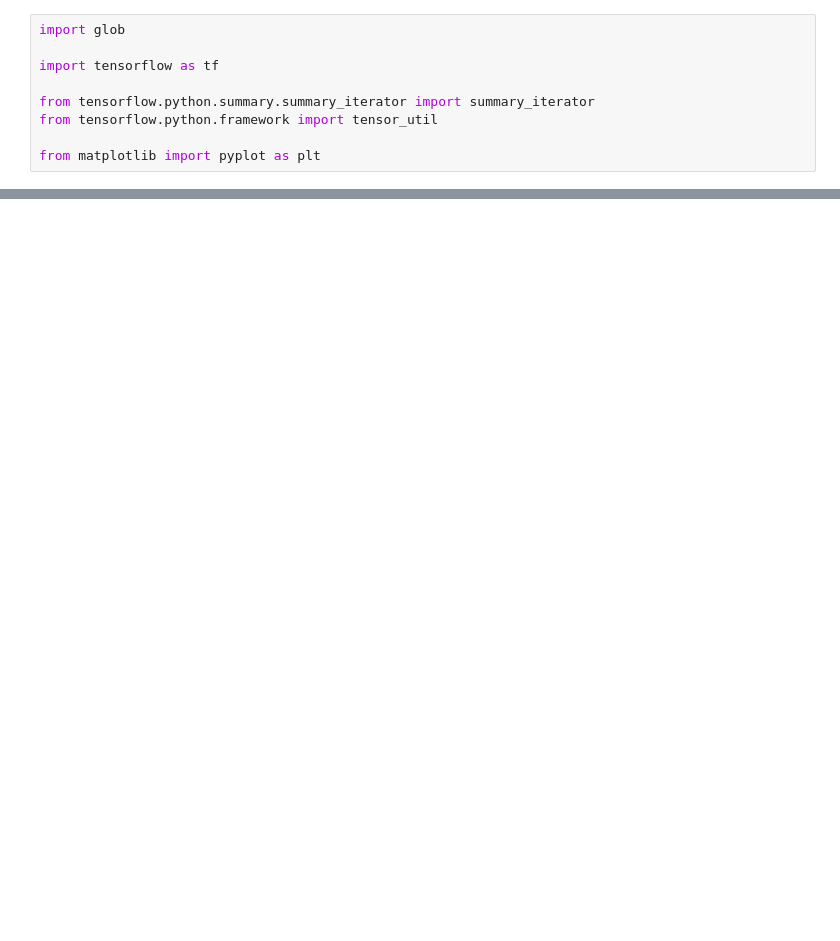
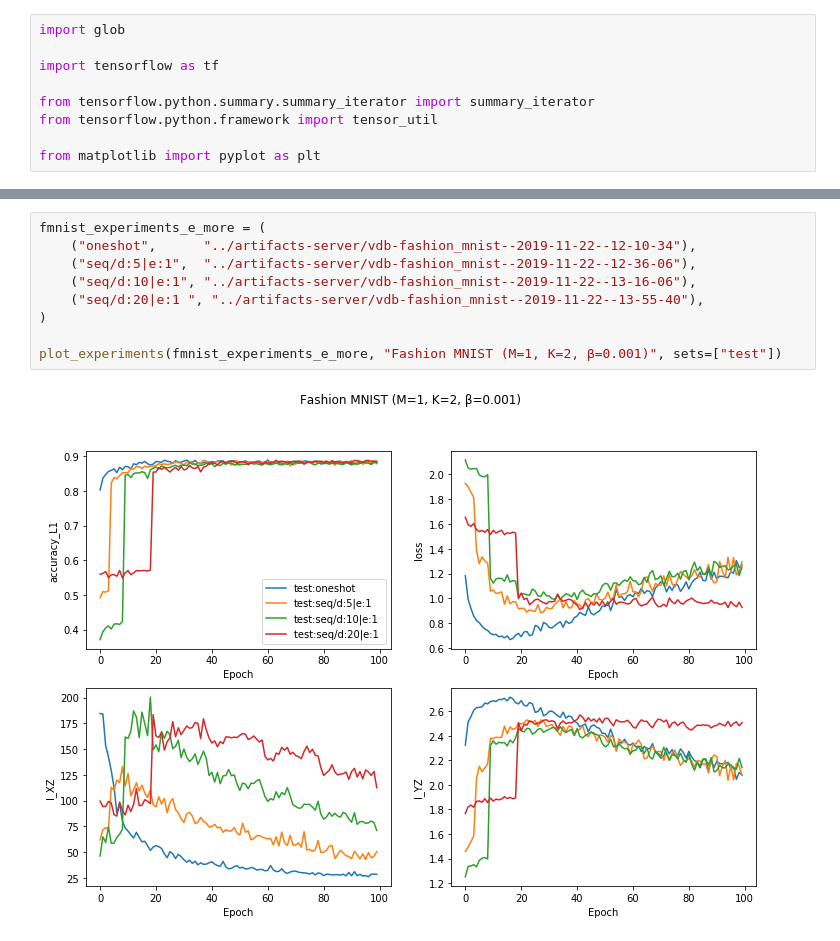
Before and after one commit to p16i/vdb, a Jupyter notebook: notebooks/compare-plot.ipynb, the cells around one changed output, grey strips where cells are left out. Cells and saved outputs as stored; diff of their text form; blank space fills up the shorter version.

```diff
--- a/notebooks/compare-plot.ipynb
+++ b/notebooks/compare-plot.ipynb
@@ -72,0 +94,11 @@ plot_experiments(fmnist_experiments, "Fashion MNIST (M=1, K=2, β=0.001)", sets=
+# %%
+fmnist_experiments_e_more = (
+    ("oneshot",      "../artifacts-server/vdb-fashion_mnist--2019-11-22--12-10-34"),
+    ("seq/d:5|e:1",  "../artifacts-server/vdb-fashion_mnist--2019-11-22--12-36-06"),
+    ("seq/d:10|e:1", "../artifacts-server/vdb-fashion_mnist--2019-11-22--13-16-06"),
+    ("seq/d:20|e:1 ", "../artifacts-server/vdb-fashion_mnist--2019-11-22--13-55-40"),
+)
+
+plot_experiments(fmnist_experiments_e_more, "Fashion MNIST (M=1, K=2, β=0.001)", sets=["test"])
+# %% [output]
+[figure, added]
```
Also changed, not shown: parts of 5 cells of this notebook.
